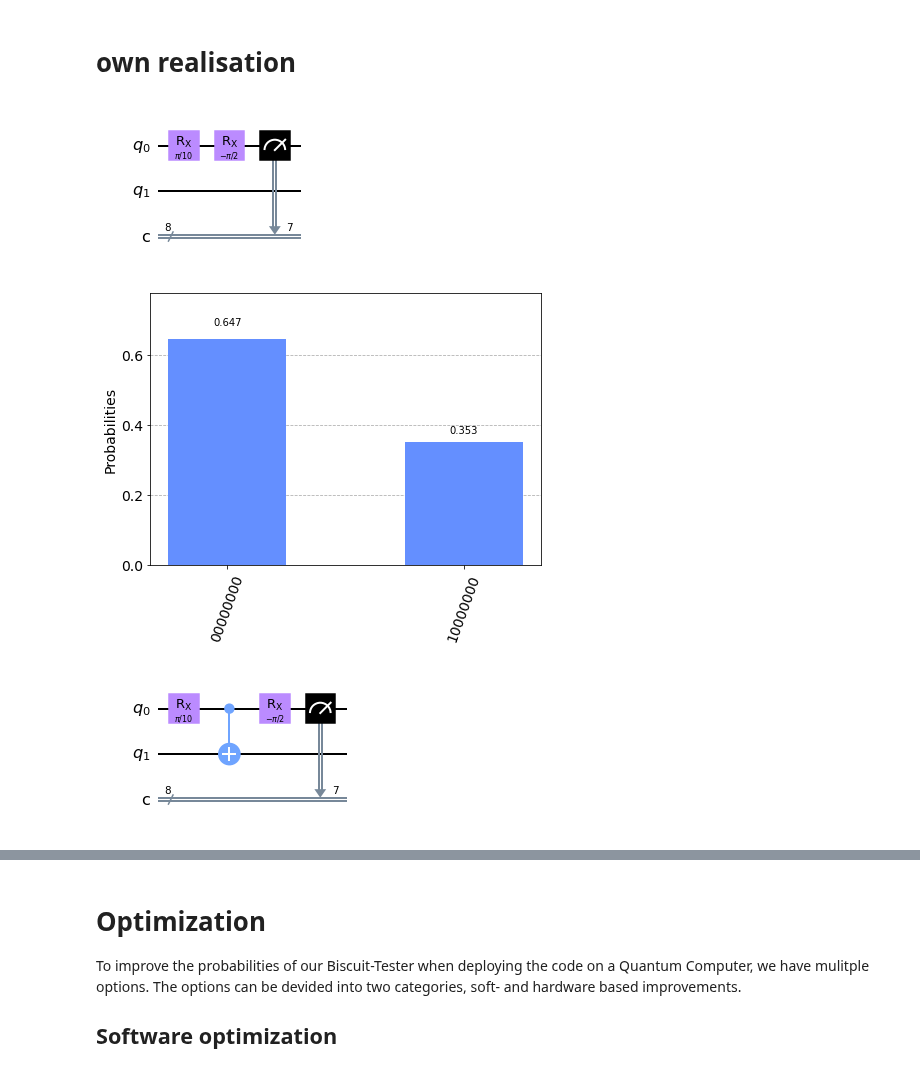
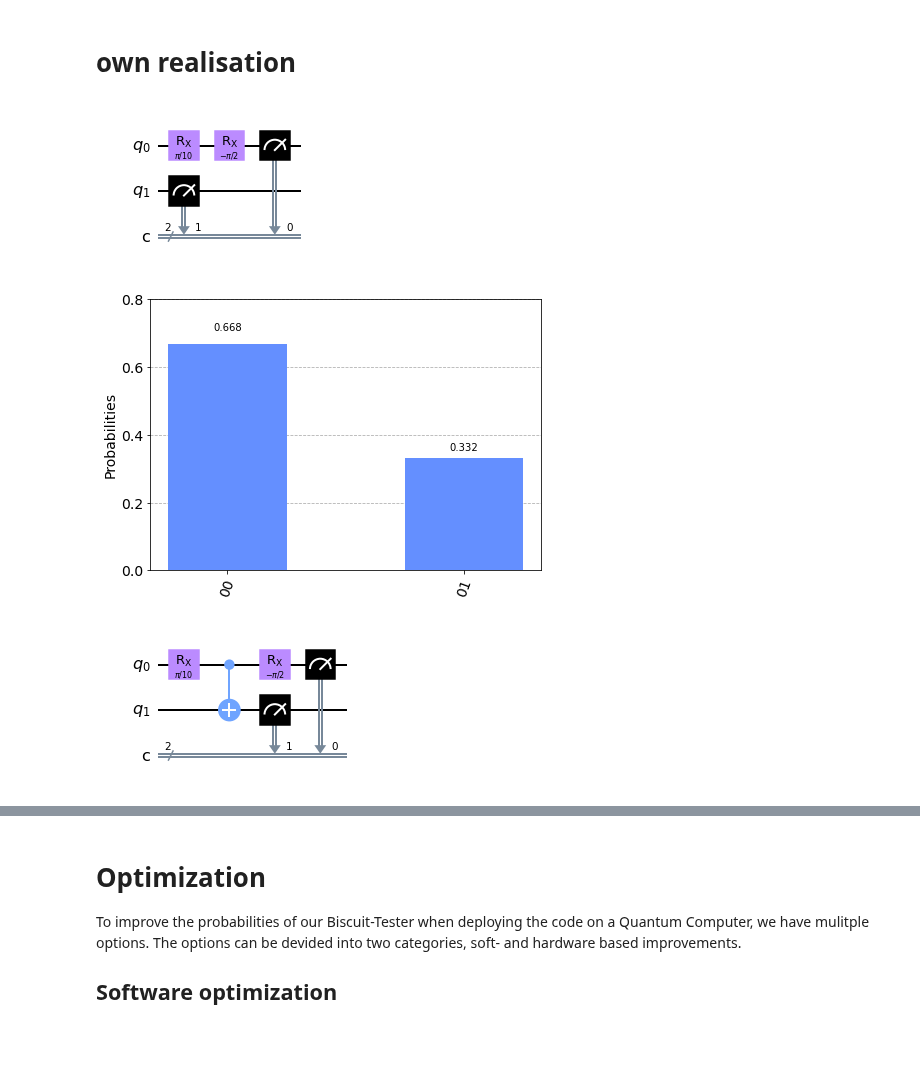
Before and after one commit to FreddyTF/QuantumBiscuit, a Jupyter notebook: Experiment-Description.ipynb, the cells around one changed output, grey strips where cells are left out. Saved outputs shown, nothing was run; the diff lists cells and outputs as text; code cells hidden in the pictures; blank space fills up the shorter version.

Commit message:
fixed diagrams

```diff
--- a/Experiment-Description.ipynb
+++ b/Experiment-Description.ipynb
@@ -257,32 +257,33 @@ plot_histogram(zeno_counts)
 # %%
 from qiskit.circuit import QuantumRegister, ClassicalRegister
 import numpy as np
 from qiskit.circuit.library import RXGate, RYGate
 
 from qiskit.providers.aer import QasmSimulator
 from qiskit.visualization import plot_histogram
 
 simulator = QasmSimulator()
 
 
 
 cycles = 8 # Choose the number of times we want to pass our photon through the mystery box. The more, the better.
 theta = np.pi/cycles # The correct reflectivity of our beamsplitter is chosen for the quantum Zeno effect to work.
 
 # Create our quantum circuit
 qr = QuantumRegister(2, 'q')
-cr = ClassicalRegister(cycles, 'c')
+cr = ClassicalRegister(2, 'c')
 zeno_tester = QuantumCircuit(qr, cr)
 
 # Add a final beamsplitter
 zeno_tester.append(RXGate(np.pi/10), [qr[0]])
 zeno_tester.append(RXGate(-np.pi/2), [qr[0]])
 
 #Measure our photon to predict whether there is a bomb, and measure our bomb qubit to see if it exploded.
-zeno_tester.measure(qr[0],cr[cycles-1])
+zeno_tester.measure(qr[0], 0)
+zeno_tester.measure(qr[1], 1)
 zeno_tester.draw(output='mpl')
 # %% [output]
-[figure, old version]
+[figure, new version]
 # %%
 # Running the basic bomb tester circuit
 simulator = QasmSimulator()
@@ -294,7 +295,7 @@ counts = result.get_counts(zeno_tester)
 
 plot_histogram(counts)
 # %% [output]
-[figure, old version]
+[figure, new version]
 # %%
 from qiskit.circuit import QuantumRegister, ClassicalRegister
 import numpy as np
@@ -312,7 +313,7 @@ theta = np.pi/cycles # The correct reflectivity of our beamsplitter is chosen fo
 
 # Create our quantum circuit
 qr = QuantumRegister(2, 'q')
-cr = ClassicalRegister(cycles, 'c')
+cr = ClassicalRegister(2, 'c')
 zeno_tester = QuantumCircuit(qr, cr)
 
 # Add a final beamsplitter
@@ -321,10 +322,11 @@ zeno_tester.cx(0, 1)
 zeno_tester.append(RXGate(-np.pi/2), [qr[0]])
 
 #Measure our photon to predict whether there is a bomb, and measure our bomb qubit to see if it exploded.
-zeno_tester.measure(qr[0],cr[cycles-1])
+zeno_tester.measure(qr[0], 0)
+zeno_tester.measure(qr[1], 1)
 zeno_tester.draw(output='mpl')
 # %% [output]
-[figure, old version]
+[figure, new version]
 # %%
 # Running the basic bomb tester circuit
 simulator = QasmSimulator()
```
Also changed, not shown: parts of 6 cells of this notebook.
